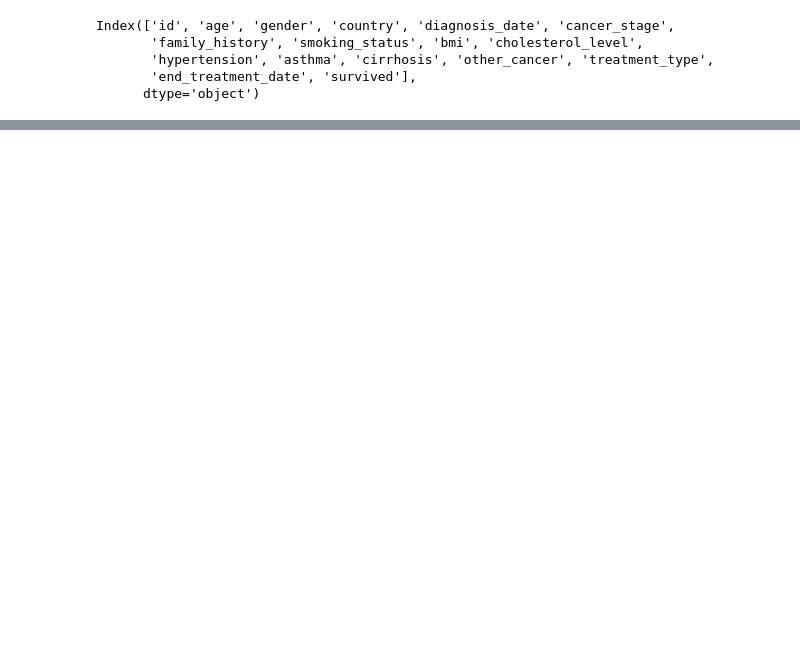
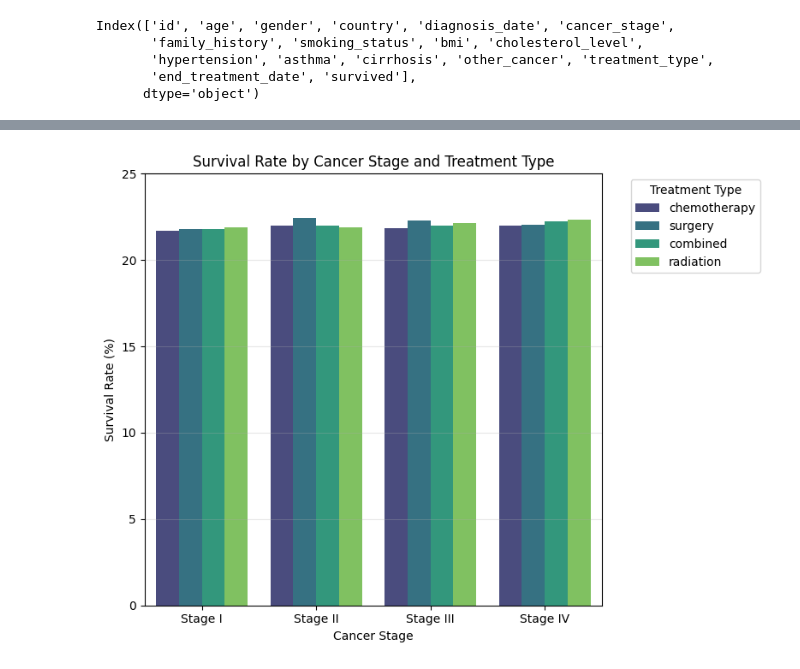
Before and after one commit to jacobszc/CSE487, a Jupyter notebook: Assignment1.ipynb, the cells around one changed output, grey strips where cells are left out. Cells and saved outputs as stored; diff of their text form; code cells hidden in the pictures; blank space fills up the shorter version.

```diff
--- a/Assignment1.ipynb
+++ b/Assignment1.ipynb
@@ -137,0 +196,23 @@ plt.show()
+# %%
+plt.figure(figsize=(8,6))
+sns.barplot(
+    data=dataset,
+    x='cancer_stage',
+    y='survived',
+    hue='treatment_type',
+    estimator=lambda x: np.mean(x) * 100,
+    order=['Stage I', 'Stage II', 'Stage III', 'Stage IV'],
+    errorbar=None,
+    palette='viridis'
+)
+
+plt.title('Survival Rate by Cancer Stage and Treatment Type')
+plt.ylabel('Survival Rate (%)')
+plt.xlabel('Cancer Stage')
+plt.legend(title='Treatment Type', bbox_to_anchor=(1.05, 1), loc='upper left')
+plt.ylim(0, 25)
+plt.grid(axis='y', alpha=0.3)
+plt.tight_layout()
+plt.show()
+# %% [output]
+[figure, added]
```
Also changed, not shown: parts of 4 cells of this notebook.
